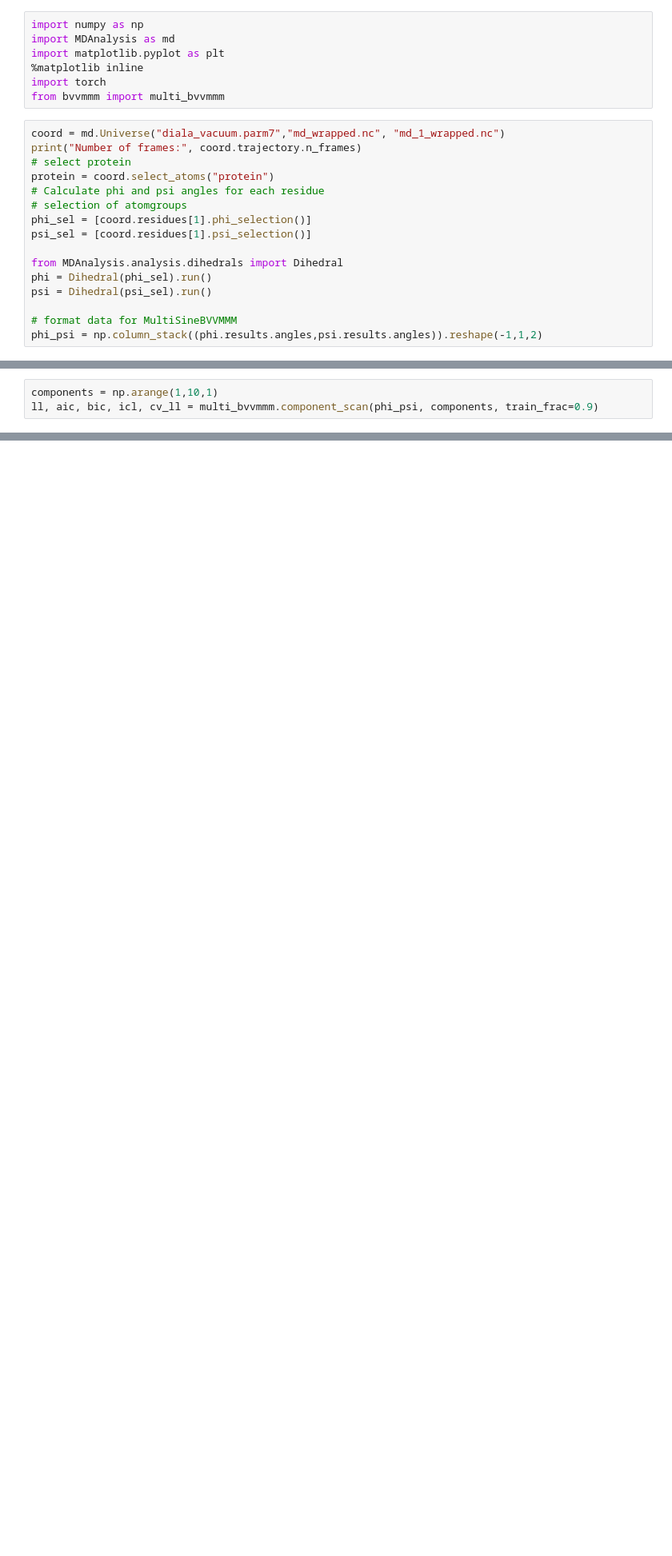
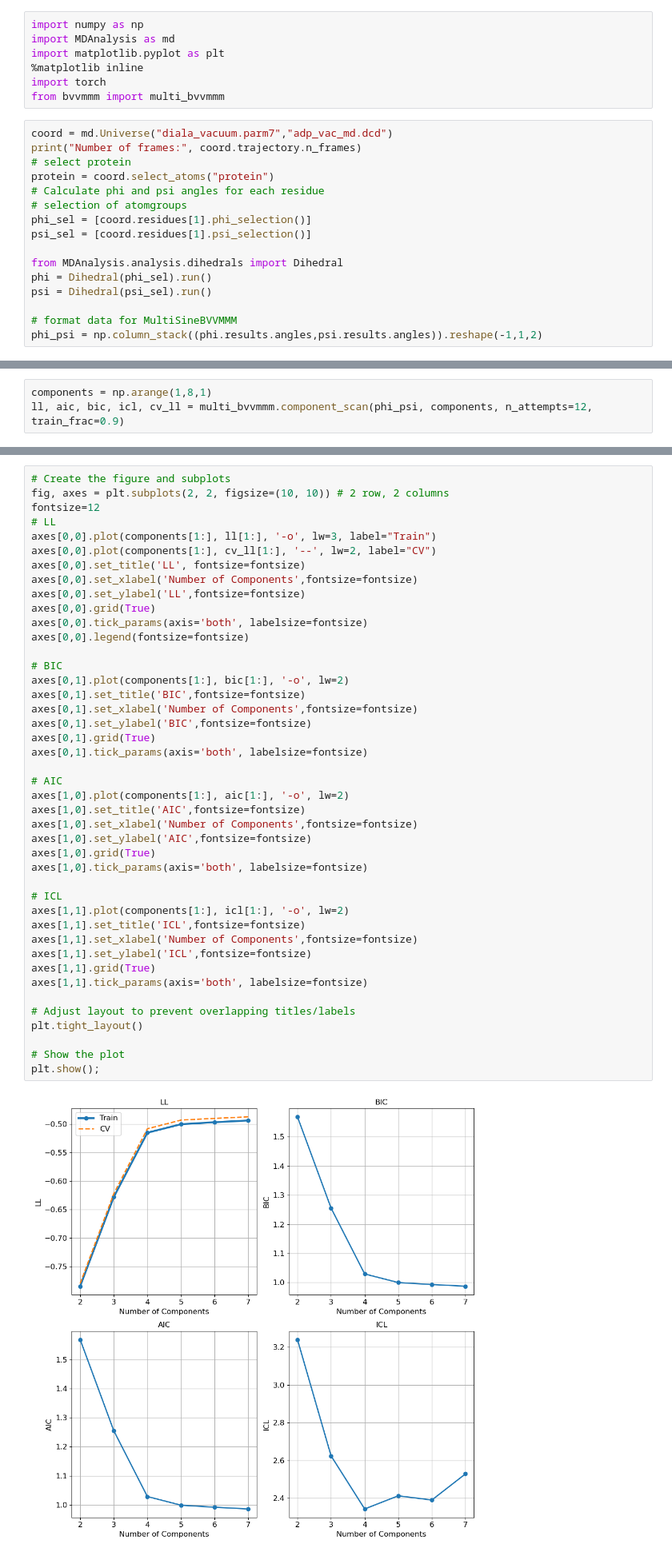
Before and after one commit to mccullaghlab/vonMisesMixtureModel, a Jupyter notebook: examples/adp/adp_BVvMMM.ipynb, the cells around one changed output, grey strips where cells are left out. Shown: that part at 80% size. Saved outputs shown, nothing was run; the diff lists cells and outputs as text; blank space fills up the shorter version.

Commit message:
added ADP example and fixed plotting

```diff
--- a/examples/adp/adp_BVvMMM.ipynb
+++ b/examples/adp/adp_BVvMMM.ipynb
@@ -6,7 +6,7 @@ import matplotlib.pyplot as plt
 import torch
 from bvvmmm import multi_bvvmmm
 # %%
-coord = md.Universe("diala_vacuum.parm7","md_wrapped.nc", "md_1_wrapped.nc")
+coord = md.Universe("diala_vacuum.parm7","adp_vac_md.dcd")
 print("Number of frames:", coord.trajectory.n_frames)
 # select protein
 protein = coord.select_atoms("protein")
@@ -31,4 +31,4 @@ phi_psi = np.radians(phi_psi)
 # %%
-components = np.arange(1,10,1)
-ll, aic, bic, icl, cv_ll = multi_bvvmmm.component_scan(phi_psi, components, train_frac=0.9)
+components = np.arange(1,8,1)
+ll, aic, bic, icl, cv_ll = multi_bvvmmm.component_scan(phi_psi, components, n_attempts=12, train_frac=0.9)
 # %% [output]
@@ -36,0 +52,45 @@ NameError: name 'SineVMEM' is not defined
+# %%
+# Create the figure and subplots
+fig, axes = plt.subplots(2, 2, figsize=(10, 10)) # 2 row, 2 columns
+fontsize=12
+# LL
+axes[0,0].plot(components[1:], ll[1:], '-o', lw=3, label="Train")
+axes[0,0].plot(components[1:], cv_ll[1:], '--', lw=2, label="CV")
+axes[0,0].set_title('LL', fontsize=fontsize)
+axes[0,0].set_xlabel('Number of Components',fontsize=fontsize)
+axes[0,0].set_ylabel('LL',fontsize=fontsize)
+axes[0,0].grid(True)
+axes[0,0].tick_params(axis='both', labelsize=fontsize)
+axes[0,0].legend(fontsize=fontsize)
+
+# BIC
+axes[0,1].plot(components[1:], bic[1:], '-o', lw=2)
+axes[0,1].set_title('BIC',fontsize=fontsize)
+axes[0,1].set_xlabel('Number of Components',fontsize=fontsize)
+axes[0,1].set_ylabel('BIC',fontsize=fontsize)
+axes[0,1].grid(True)
+axes[0,1].tick_params(axis='both', labelsize=fontsize)
+
+# AIC
+axes[1,0].plot(components[1:], aic[1:], '-o', lw=2)
+axes[1,0].set_title('AIC',fontsize=fontsize)
+axes[1,0].set_xlabel('Number of Components',fontsize=fontsize)
+axes[1,0].set_ylabel('AIC',fontsize=fontsize)
+axes[1,0].grid(True)
+axes[1,0].tick_params(axis='both', labelsize=fontsize)
+
+# ICL
+axes[1,1].plot(components[1:], icl[1:], '-o', lw=2)
+axes[1,1].set_title('ICL',fontsize=fontsize)
+axes[1,1].set_xlabel('Number of Components',fontsize=fontsize)
+axes[1,1].set_ylabel('ICL',fontsize=fontsize)
+axes[1,1].grid(True)
+axes[1,1].tick_params(axis='both', labelsize=fontsize)
+
+# Adjust layout to prevent overlapping titles/labels
+plt.tight_layout()
+
+# Show the plot
+plt.show();
+# %% [output]
+[figure, added]
```
Also changed, not shown: parts of 6 cells of this notebook, 2 other files.
